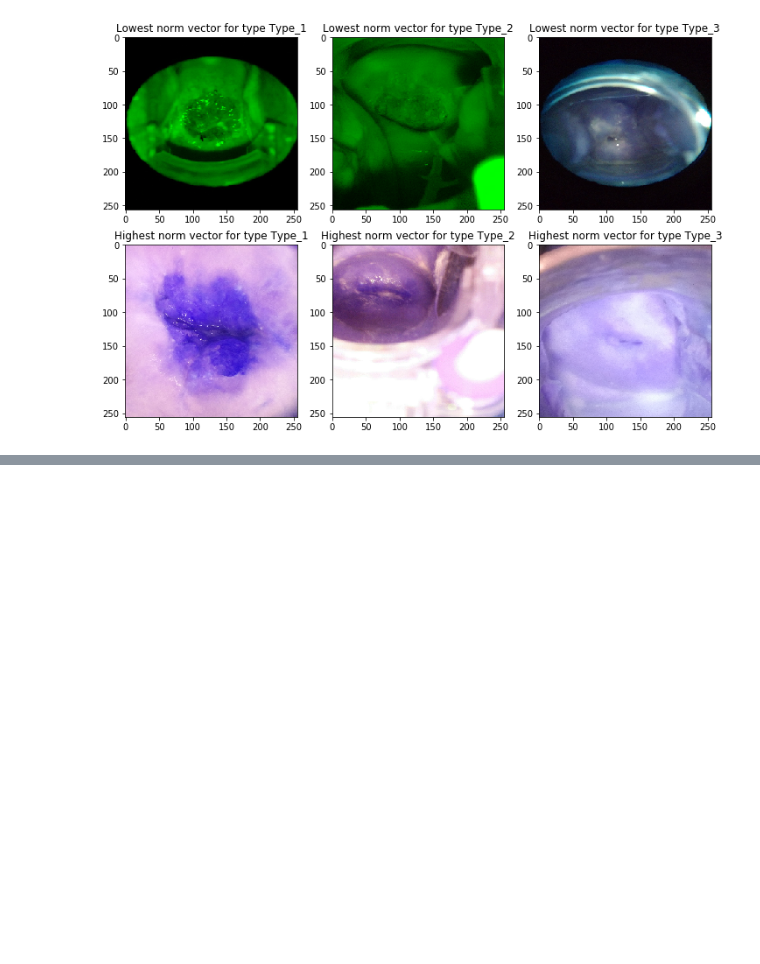
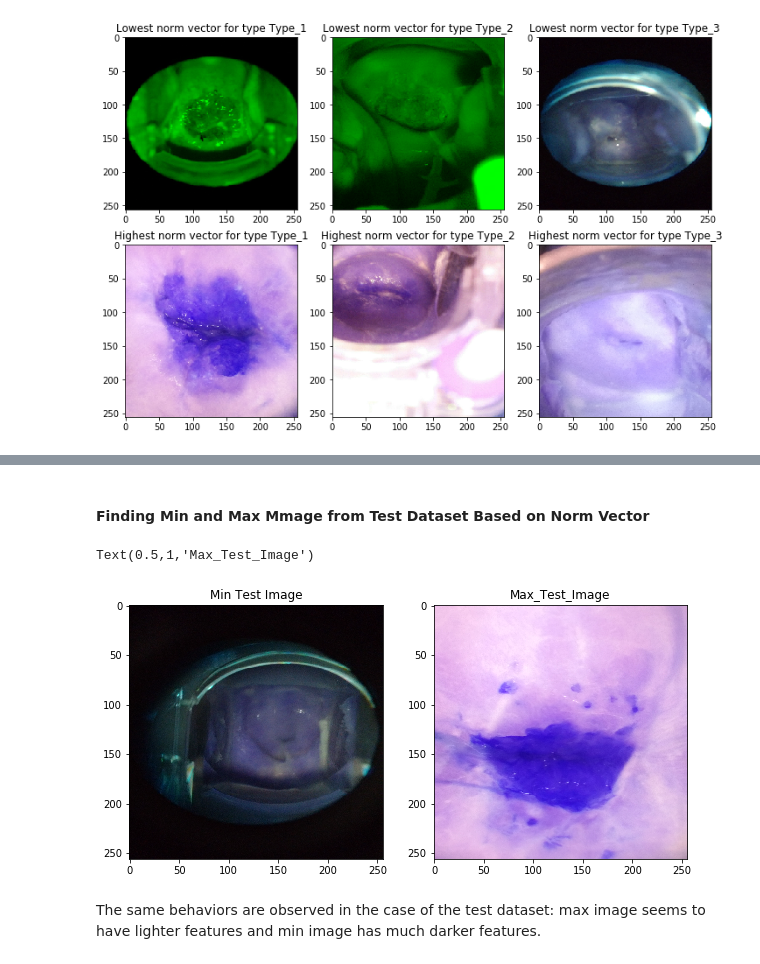
Before and after one commit to HuongIvyNguyen/springboard_datascience, a Jupyter notebook: Capstone_Project1/Capstone1_EDA.ipynb, the cells around one changed output, grey strips where cells are left out. Cells and saved outputs as stored; diff of their text form; code cells hidden in the pictures; blank space fills up the shorter version.

```diff
--- a/Capstone_Project1/Capstone1_EDA.ipynb
+++ b/Capstone_Project1/Capstone1_EDA.ipynb
@@ -117,0 +233,25 @@ overlayed = Image.blend()
+# %% [markdown]
+#### Finding Min and Max Mmage from Test Dataset Based on Norm Vector
+# %%
+test_norms = []
+for img in test_imgs:
+    test_norm = np.linalg.norm(img)
+    test_norms.append(test_norm)
+min_test_norm = min(test_norms)
+max_test_norm = max(test_norms)
+
+min_tnorm_index = test_norms.index(min_test_norm)
+max_tnorm_index = test_norms.index(max_test_norm)
+
+fig = plt.figure(figsize=(10,6))
+ax1 = fig.add_subplot(1,2,1)
+ax1.imshow(test_imgs[min_tnorm_index])
+ax1.set_title('Min Test Image')
+ax2 = fig.add_subplot(1,2,2)
+ax2.imshow(test_imgs[max_tnorm_index])
+ax2.set_title('Max_Test_Image')
+# %% [output]
+Text(0.5,1,'Max_Test_Image')
+[figure, added]
+# %% [markdown]
+The same behaviors are observed in the case of the test dataset: max image seems to have lighter features and min image has much darker features.
```
Also changed, not shown: parts of 41 cells of this notebook.
